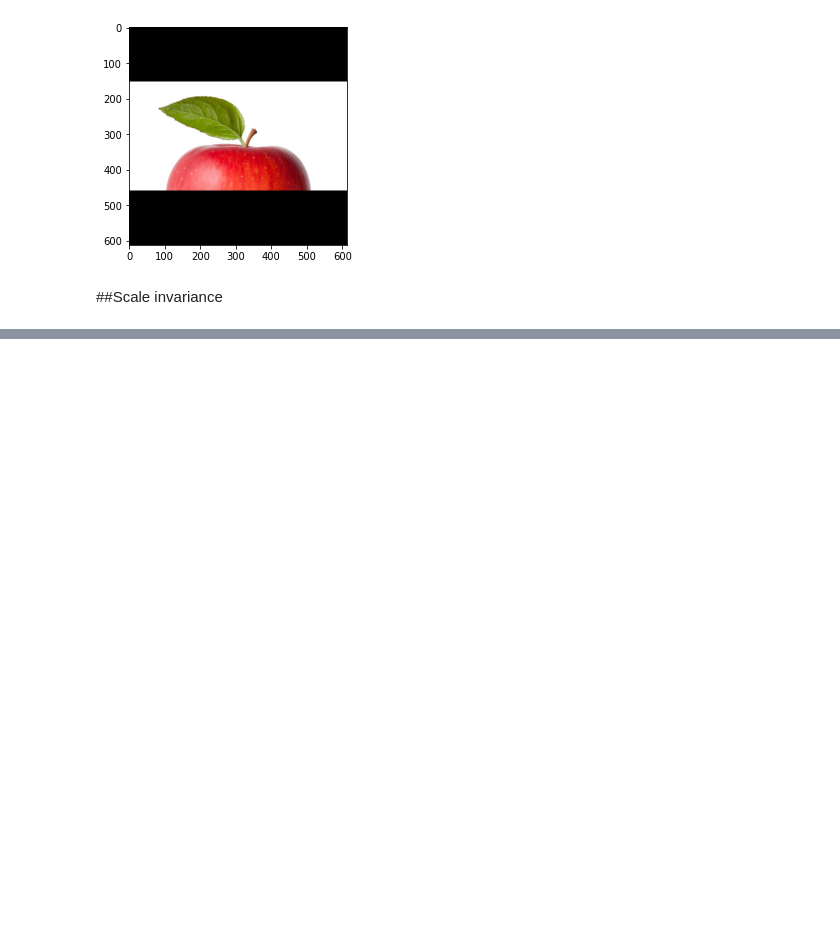
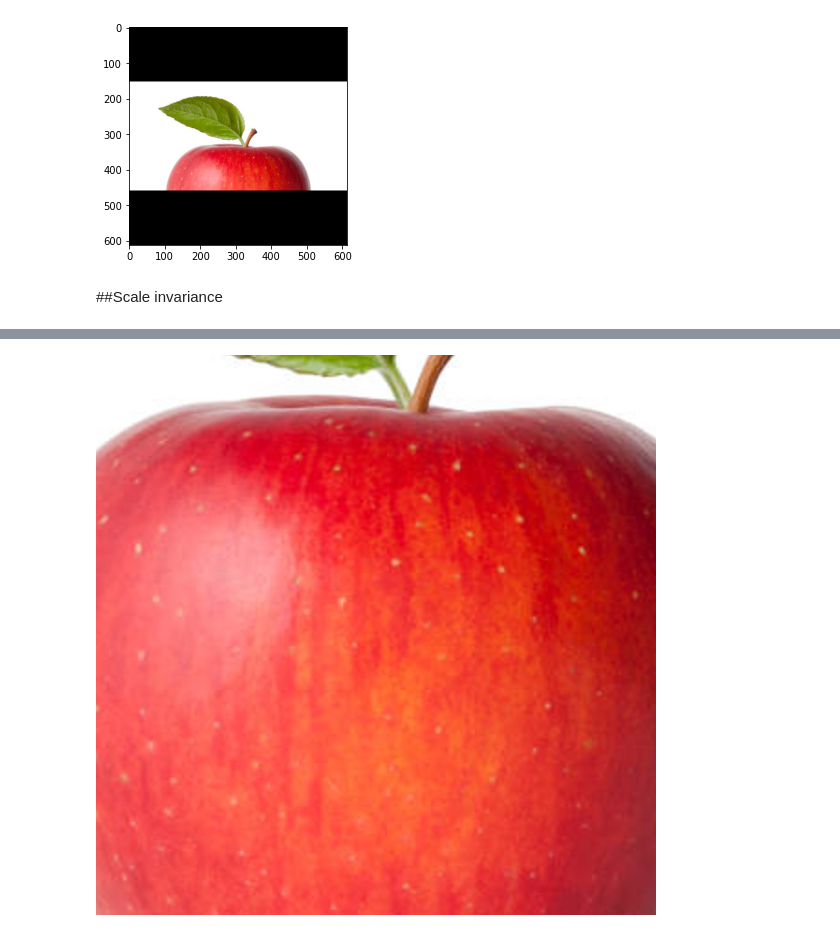
Before and after one commit to rahiakela/computer-vision-research-and-practice, a Jupyter notebook: deep-learning-patterns-and-practices/4-training-fundamentals/invariance_fundamentals.ipynb, the cells around one changed output, grey strips where cells are left out. Cells and saved outputs as stored; diff of their text form; code cells hidden in the pictures; blank space fills up the shorter version.

```diff
--- a/deep-learning-patterns-and-practices/4-training-fundamentals/invariance_fundamentals.ipynb
+++ b/deep-learning-patterns-and-practices/4-training-fundamentals/invariance_fundamentals.ipynb
@@ -344,0 +368,23 @@ plt.imshow(image)
+# %%
+image = Image.open("apple.jpg")
+
+# Remembers the original height, width of the image
+zoom = 2
+height, width = image.size
+
+# Resizes (scale) the image proportional to the zoom
+image = image.resize((int(height * zoom), int(width * zoom)), Image.BICUBIC)
+
+# Finds the center of the scaled image
+center = (image.size[0] // 2, image.size[1] // 2)
+
+# Calculates the crop upper-left corner
+crop = (int(center[0] // zoom), (int(center[1] // zoom)))
+
+# Calculates the crop bounding box
+box = (crop[0], crop[1], (center[0] + crop[0]), (center[1] + crop[1]))
+
+image = image.crop(box)
+image
+# %% [output]
+[figure, added]
```
Also changed, not shown: parts of 6 cells of this notebook.
